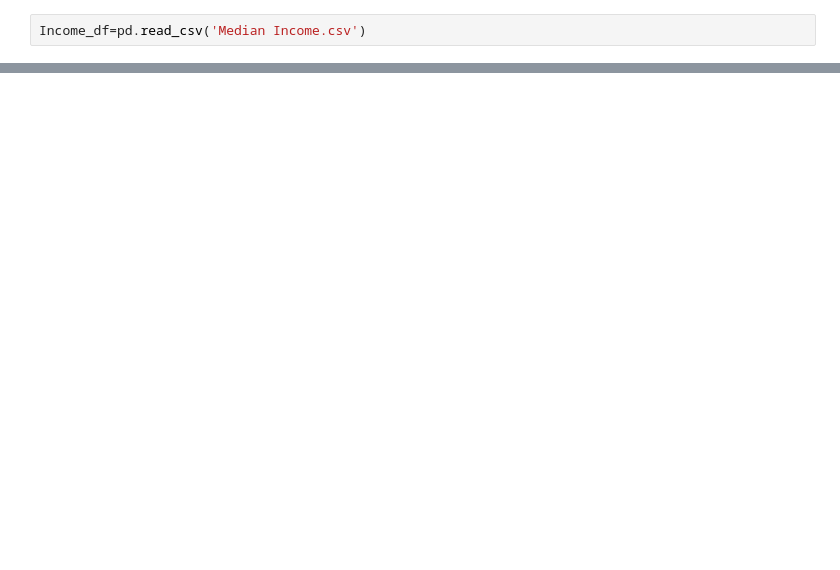
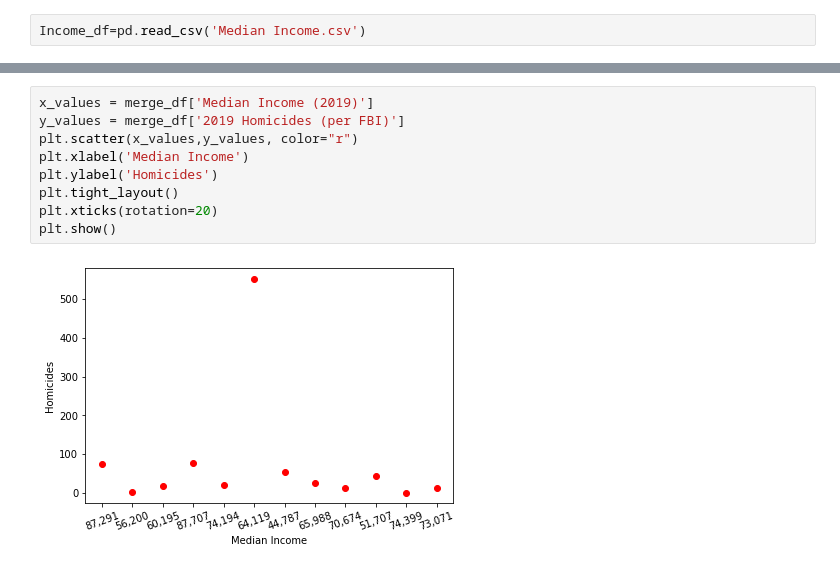
Before and after one commit to akarpie96/CrimeStats, a Jupyter notebook: Homicide Rates Demo - FBI API.ipynb, the cells around one changed output, grey strips where cells are left out. Saved outputs shown, nothing was run; the diff lists cells and outputs as text; blank space fills up the shorter version.

```diff
--- a/Homicide Rates Demo - FBI API.ipynb
+++ b/Homicide Rates Demo - FBI API.ipynb
@@ -83,0 +73,11 @@ merge_df
+# %%
+x_values = merge_df['Median Income (2019)']
+y_values = merge_df['2019 Homicides (per FBI)']
+plt.scatter(x_values,y_values, color="r")
+plt.xlabel('Median Income')
+plt.ylabel('Homicides')
+plt.tight_layout()
+plt.xticks(rotation=20)
+plt.show()
+# %% [output]
+[figure, added]
```
Also changed, not shown: parts of 6 cells of this notebook.
